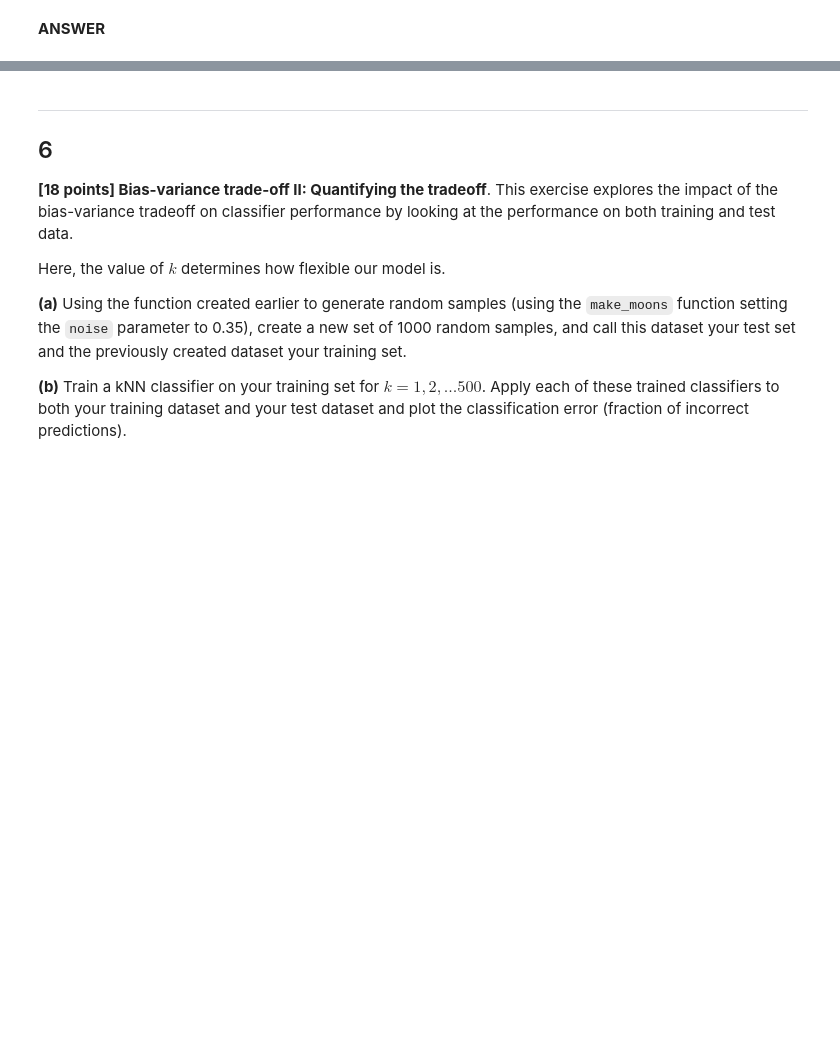
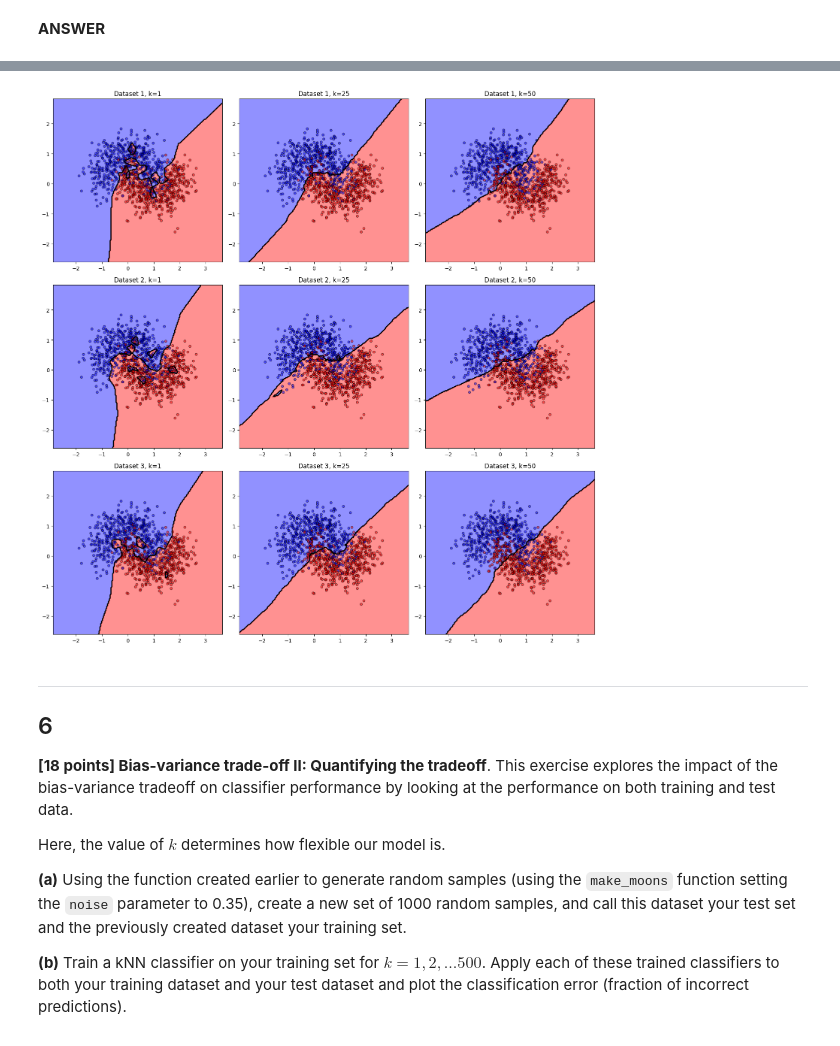
Before and after one commit to lorn-jaeger/CSCI-447, a Jupyter notebook: Assignment_2.ipynb, the cells around one changed output, grey strips where cells are left out. Drawn from its saved outputs; the diff is of its cells as text; code cells hidden in the pictures; blank space fills up the shorter version.

```diff
--- a/Assignment_2.ipynb
+++ b/Assignment_2.ipynb
@@ -297,3 +292,30 @@ NameError: name 'r' is not defined
+# %%
+# (c)
+random.seed(58)
+datasets = [random.sample(range(1000), 100) for _ in range(3)]
+k_values = [1, 25, 50]
+# %%
+# (d)
+fig, axes = plt.subplots(3, 3, figsize=(15, 15))
+x_min, x_max = X[:, 0].min() - 1, X[:, 0].max() + 1
+y_min, y_max = X[:, 1].min() - 1, X[:, 1].max() + 1
+xx, yy = np.meshgrid(np.linspace(x_min, x_max, 200), np.linspace(y_min, y_max, 200))
+
+for i, subset in enumerate(datasets):
+    X_subset = X[subset]
+    y_subset = y[subset]
+    for j, k in enumerate(k_values):
+        clf = KNeighborsClassifier(n_neighbors=k).fit(X_subset, y_subset)
+        Z = clf.predict(np.c_[xx.ravel(), yy.ravel()]).reshape(xx.shape)
+        axes[i, j].contourf(xx, yy, Z, alpha=0.5, cmap='bwr')
+        axes[i, j].contour(xx, yy, Z, levels=[0], colors='black', linewidths=2)
+        scatter = axes[i, j].scatter(X[:, 0], X[:, 1], c=y, edgecolor='k', s=20, alpha=0.5, cmap='bwr')
+        axes[i, j].set_title(f"Dataset {i+1}, k={k}")
+
+plt.tight_layout()
+plt.show()
+# %% [output]
+[figure, added]
 # %% [markdown]
 ---
 
```
Also changed, not shown: parts of 15 cells of this notebook.
